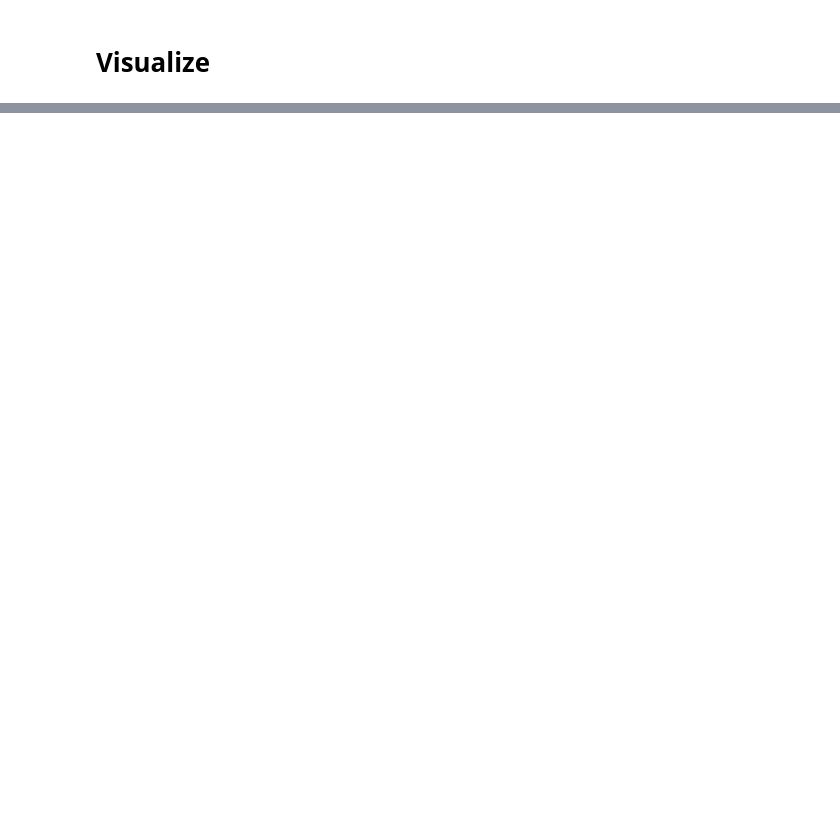
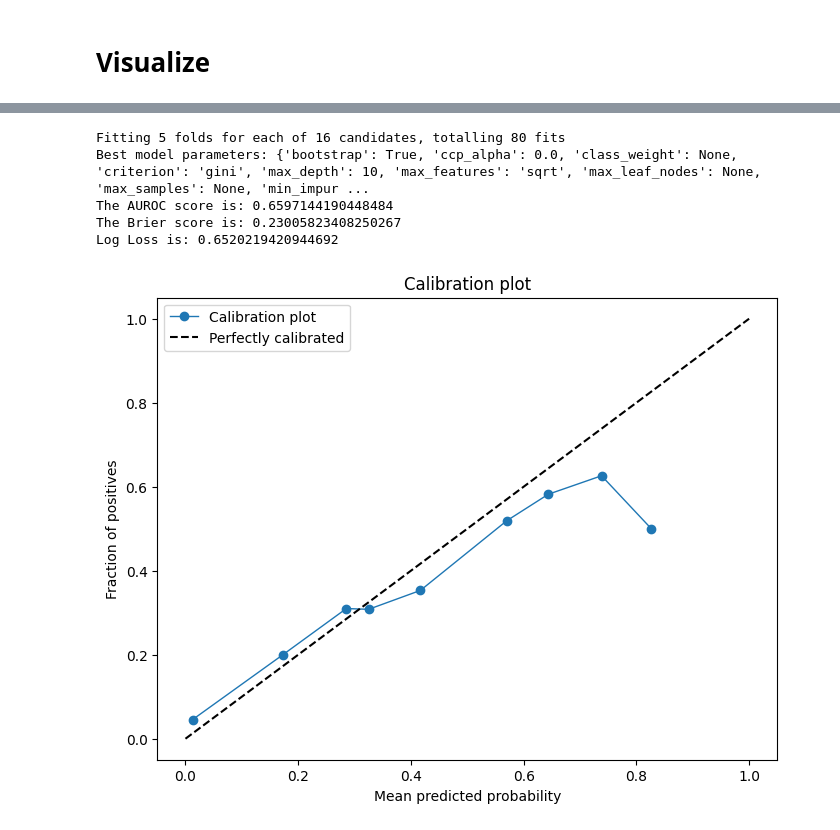
Before and after one commit to wan19990901/SC_conf, a Jupyter notebook: src/stats.ipynb, the cells around one changed output, grey strips where cells are left out. Cells and saved outputs as stored; diff of their text form; code cells hidden in the pictures; blank space fills up the shorter version.

```diff
--- a/src/stats.ipynb
+++ b/src/stats.ipynb
@@ -303,0 +403,67 @@ Log Loss is: 0.6785580297452801
+# %%
+# Initialize the Random Forest model
+model = RandomForestClassifier(random_state=42)
+
+# Define the parameter grid
+param_grid = {
+    'n_estimators': [50, 100],  # Number of trees in the forest
+    'max_depth': [10, 30],  # Maximum depth of the tree
+    'min_samples_split': [2, 10],  # Minimum number of samples required to split an internal node
+    'max_features': ['sqrt', 'log2']  # The number of features to consider when looking for the best split
+}
+
+# Set up GridSearchCV
+clf = GridSearchCV(model, param_grid, cv=5, scoring='neg_log_loss', verbose=1, n_jobs=-1)
+clf.fit(X_train, y_train)
+
+# Best model
+model = clf.best_estimator_
+print("Best model parameters:", model.get_params())
+
+# Make predictions on the test data (predicting probabilities for the class of interest)
+y_pred_proba = model.predict_proba(X_test)[:, 1]  # Assuming '1' is the positive class
+
+# Metrics
+auroc = roc_auc_score(y_test, y_pred_proba)
+brier = brier_score_loss(y_test, y_pred_proba)
+logloss = log_loss(y_test, y_pred_proba)
+print(f"The AUROC score is: {auroc}")
+print(f"The Brier score is: {brier}")
+print(f"Log Loss is: {logloss}")
+
+# Calibration plot
+prob_true, prob_pred = calibration_curve(y_test, y_pred_proba, n_bins=10)
+plt.figure(figsize=(8, 6))
+plt.plot(prob_pred, prob_true, marker='o', linewidth=1, label='Calibration plot')
+plt.plot([0, 1], [0, 1], 'k--', label='Perfectly calibrated')
+plt.xlabel('Mean predicted probability')
+plt.ylabel('Fraction of positives')
+plt.title('Calibration plot')
+plt.legend()
+plt.show()
+
+# Feature Importance
+feature_importances = pd.Series(model.feature_importances_, index=X_train.columns)
+feature_importances.sort_values(ascending=False).plot(kind='bar', figsize=(10, 6))
+plt.title('Feature Importance')
+plt.xlabel('Features')
+plt.ylabel('Importance')
+plt.show()
+
+# Precision-Recall Curve and AUC
+precision, recall, _ = precision_recall_curve(y_test, y_pred_proba)
+pr_auc = auc(recall, precision)
+plt.figure(figsize=(8, 6))
+plt.plot(recall, precision, marker='.', label=f'Precision-Recall curve (area = {pr_auc:.2f})')
+plt.xlabel('Recall')
+plt.ylabel('Precision')
+plt.title('Precision-Recall Curve')
+plt.legend()
+plt.show()
+# %% [output]
+Fitting 5 folds for each of 16 candidates, totalling 80 fits
+Best model parameters: {'bootstrap': True, 'ccp_alpha': 0.0, 'class_weight': None, 'criterion': 'gini', 'max_depth': 10, 'max_features': 'sqrt', 'max_leaf_nodes': None, 'max_samples': None, 'min_impur ...
+The AUROC score is: 0.6597144190448484
+The Brier score is: 0.23005823408250267
+Log Loss is: 0.6520219420944692
+[figure, added]
```
Also changed, not shown: parts of 23 cells of this notebook, 3 other files.
